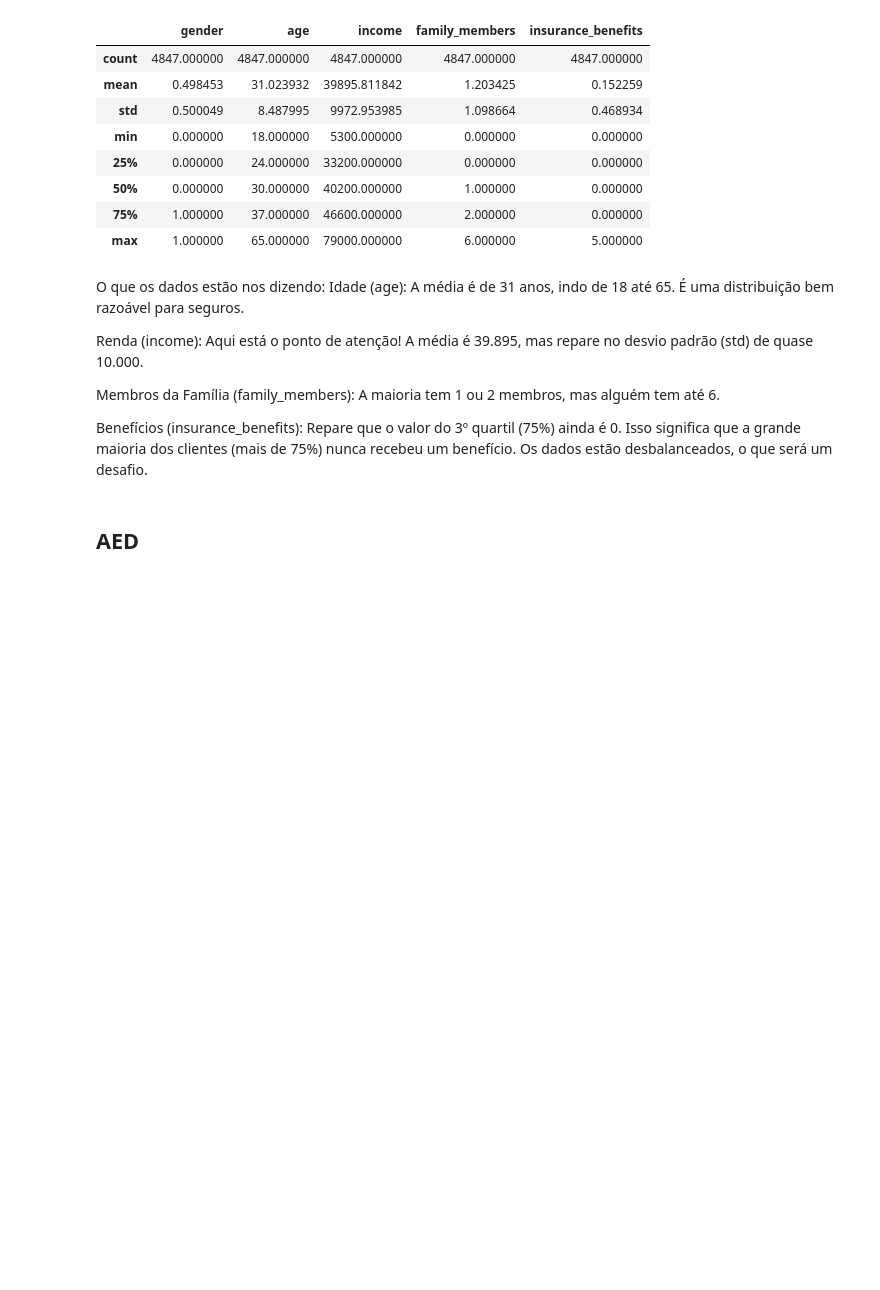
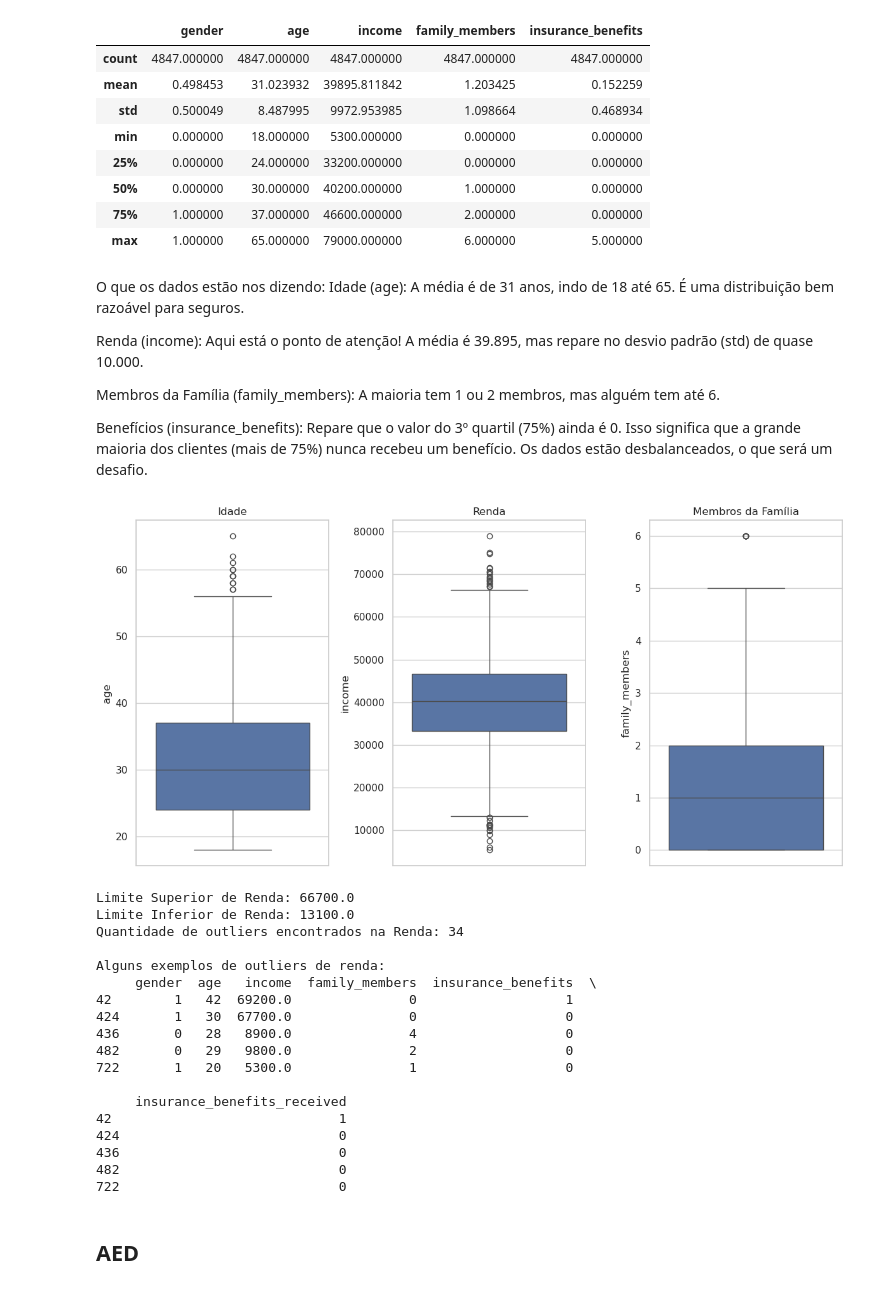
Before and after one commit to Angelaidt/Projeto-11-Companhia-de-Seguros, a Jupyter notebook: notebook_sprint_11.ipynb, the cells around one changed output. Drawn from its saved outputs; the diff is of its cells as text; code cells hidden in the pictures; blank space fills up the shorter version.

```diff
--- a/notebook_sprint_11.ipynb
+++ b/notebook_sprint_11.ipynb
@@ -127,6 +128,65 @@ Renda (income): Aqui está o ponto de atenção! A média é 39.895, mas repare
 Membros da Família (family_members): A maioria tem 1 ou 2 membros, mas alguém tem até 6.
 
 Benefícios (insurance_benefits): Repare que o valor do 3º quartil (75%) ainda é 0. Isso significa que a grande maioria dos clientes (mais de 75%) nunca recebeu um benefício. Os dados estão desbalanceados, o que será um desafio.
+# %%
+
+
+# Configuração visual
+sns.set_theme(style="whitegrid")
+plt.rcParams['figure.figsize'] = [12, 6]
+
+# 1. Visualização com Boxplots
+# Criando subplots para ver tudo de uma vez
+fig, axes = plt.subplots(1, 3)
+
+sns.boxplot(y=df['age'], ax=axes[0]).set_title('Idade')
+sns.boxplot(y=df['income'], ax=axes[1]).set_title('Renda')
+sns.boxplot(y=df['family_members'], ax=axes[2]).set_title('Membros da Família')
+
+
+plt.tight_layout()
+plt.show()
+
+# 2. Identificação Matemática (Método IQR)
+def identificar_outliers(data, column):
+    Q1 = data[column].quantile(0.25)
+    Q3 = data[column].quantile(0.75)
+    IQR = Q3 - Q1
+
+    limite_inferior = Q1 - 1.5 * IQR
+    limite_superior = Q3 + 1.5 * IQR
+
+    outliers = data[(data[column] < limite_inferior) | (data[column] > limite_superior)]
+    return outliers, limite_inferior, limite_superior
+
+# Exemplo: Investigando a Renda
+outliers_renda, lim_inf, lim_sup = identificar_outliers(df, 'income')
+
+print(f"Limite Superior de Renda: {lim_sup}")
+print(f"Limite Inferior de Renda: {lim_inf}")
+print(f"Quantidade de outliers encontrados na Renda: {len(outliers_renda)}")
+print("\nAlguns exemplos de outliers de renda:")
+print(outliers_renda.head())
+# %% [output]
+[figure, added]
+Limite Superior de Renda: 66700.0
+Limite Inferior de Renda: 13100.0
+Quantidade de outliers encontrados na Renda: 34
+
+Alguns exemplos de outliers de renda:
+     gender  age   income  family_members  insurance_benefits  \
+42        1   42  69200.0               0                   1
+424       1   30  67700.0               0                   0
+436       0   28   8900.0               4                   0
+482       0   29   9800.0               2                   0
+722       1   20   5300.0               1                   0
+
+     insurance_benefits_received
+42                             1
+424                            0
+436                            0
+482                            0
+722                            0
 # %% [markdown]
 ## AED
 # %% [markdown]
```
Also changed, not shown: parts of 4 cells of this notebook.
